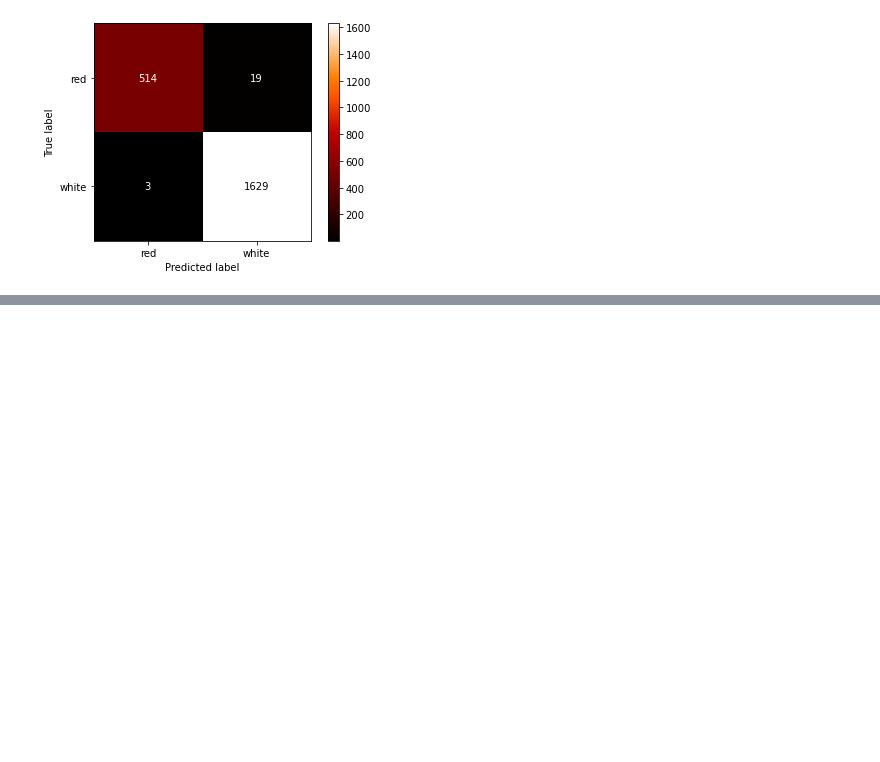
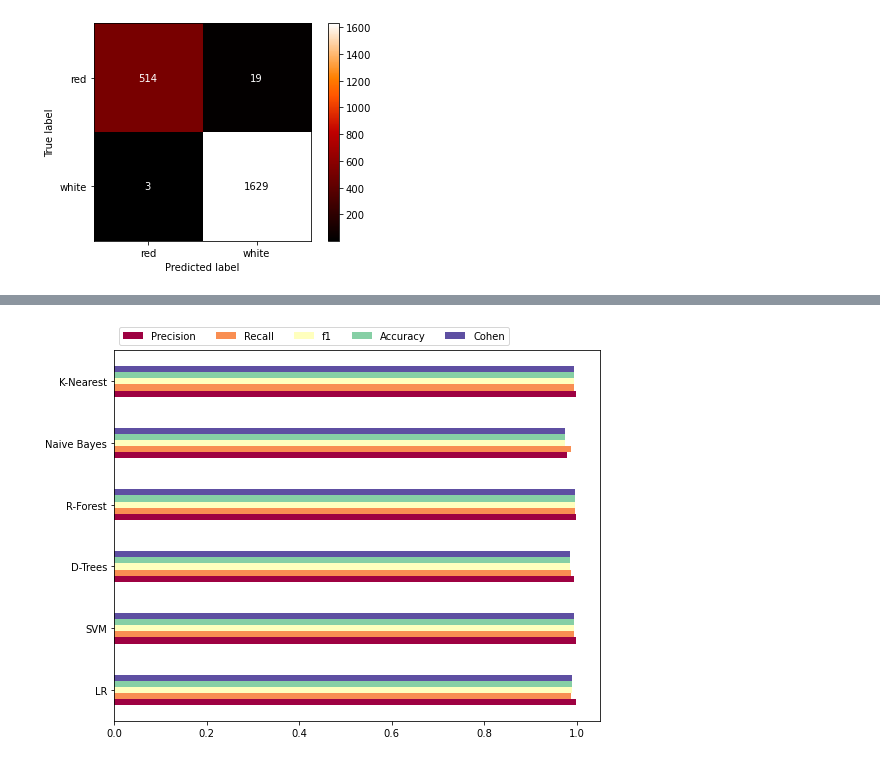
Before and after one commit to GitKPAN/4_BlueBerry-Winery, a Jupyter notebook: Blue_Berry_Winery.ipynb, the cells around one changed output, grey strips where cells are left out. Saved outputs shown, nothing was run; the diff lists cells and outputs as text; code cells hidden in the pictures; blank space fills up the shorter version.

Commit message:
Cleaned code, applied different Models

```diff
--- a/Blue_Berry_Winery.ipynb
+++ b/Blue_Berry_Winery.ipynb
@@ -2162,3 +2096,87 @@ Cohen-Kappa score: 0.9723423578270605
 --------------------------------------------------------
 Confusion Matrix after using Startified KFOLD:
 [figure]
+# %%
+# Now that we have successfully implemented Stratified K Fold and normalizing data, we will try out other binary ML classifiers and output their results in table for better comparison.
+
+# we initialize our dataset in for compfortable working
+X = wines_nu.iloc[:,:-4]
+Y = wines_nu.iloc[:,-1]
+
+# We initialized each model in the first cell and below we will store it by name in a dictionary
+models = {}
+
+#Logistic Regression
+models['LR'] = LogisticRegression()
+
+# Support Vector Machines
+models['SVM'] = LinearSVC()
+
+#Decision Trees
+models['D-Trees'] = DecisionTreeClassifier()
+
+# Random Forest
+models['R-Forest'] = RandomForestClassifier()
+
+# Naive Bayes
+models['Naive Bayes'] = GaussianNB()
+
+# K-Nearest Neighbors
+models['K-Nearest'] = KNeighborsClassifier()
+
+#Now we will create another dictionary to store the evaluation metrics
+precision, recall, f1, accuracy, cohen = {}, {}, {}, {}, {}
+
+# Now we create a StratifiedKFold object with 3 folds
+skf = StratifiedKFold(n_splits=3, shuffle=True, random_state=1)
+
+#now we will loop over the dataset and the different models. First we will concentrate on the redwine dataset
+for key in models.keys():
+    for train_index, test_index in skf.split(X, Y):
+        X_train, X_test = X.iloc[train_index], X.iloc[test_index]
+        Y_train, Y_test = Y[train_index], Y[test_index]
+
+    #Now we scale our input features with normalisation technique
+        scaler = preprocessing.MinMaxScaler().fit(X_train)  #we want to fit the scaler, in this case, minmax, to the training data
+
+    #then I apply it to the train & test data
+        X_train_scaled = scaler.transform(X_train)
+        X_test_scaled = scaler.transform(X_test)
+
+    #fitting the classifiers on the training data
+        models[key].fit(X_train_scaled, Y_train)
+
+    #Let's make predictions
+        predictions = models[key].predict(X_test_scaled)
+
+    #Let's calculate metrics
+        precision[key] = round(precision_score(predictions, Y_test),3)
+        recall[key] = round(recall_score(predictions, Y_test),3)
+        f1[key] = round(recall_score(predictions, Y_test),3)
+        accuracy[key] = round(accuracy_score(predictions, Y_test),3)
+        cohen[key] = round(cohen_kappa_score(Y_test, predictions),3)
+
+#we create a pandas frame with the stored metrics
+Metrics = pd.DataFrame(index= models.keys(), columns=["Precision", "Recall", "f1", "Accuracy"])
+Metrics['Precision'] = precision.values()
+Metrics['Recall'] = recall.values()
+Metrics['f1'] = accuracy.values()
+Metrics['Accuracy'] = accuracy.values()
+Metrics['Cohen'] = accuracy.values()
+
+display(Metrics)
+
+# lets visualisze or metrics table
+ax = Metrics.plot.barh(figsize= (8,6), cmap="Spectral")
+ax.legend(ncol=len(models.keys()),
+    bbox_to_anchor=(0, 1),
+    loc='lower left',
+    prop={'size': 10})
+
+plt.tight_layout()
+
+# Let's create a subplot with confusion matrixes of the different models for another angle of comparison
+
+
+plt.show()
+# %% [output]
@@ -2164,0 +2190 @@ Confusion Matrix after using Startified KFOLD:
+[figure, added]
```
Also changed, not shown: parts of 12 cells of this notebook.
